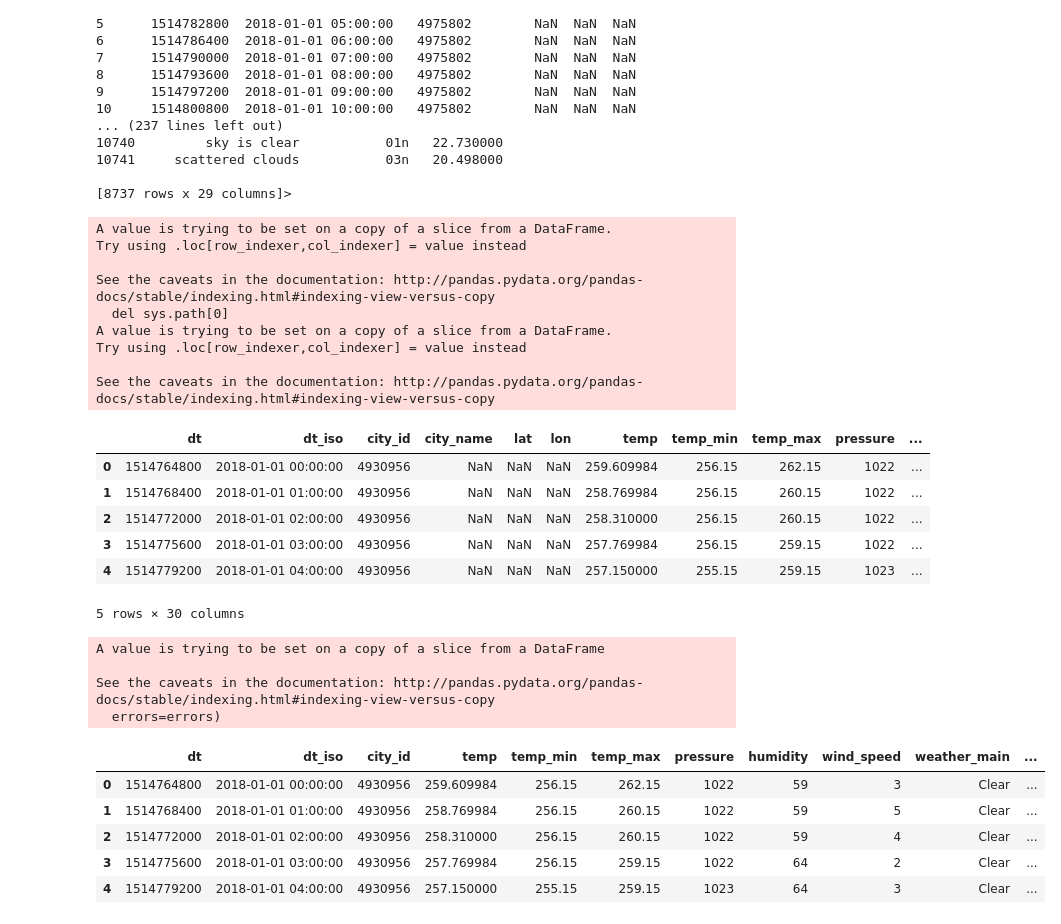
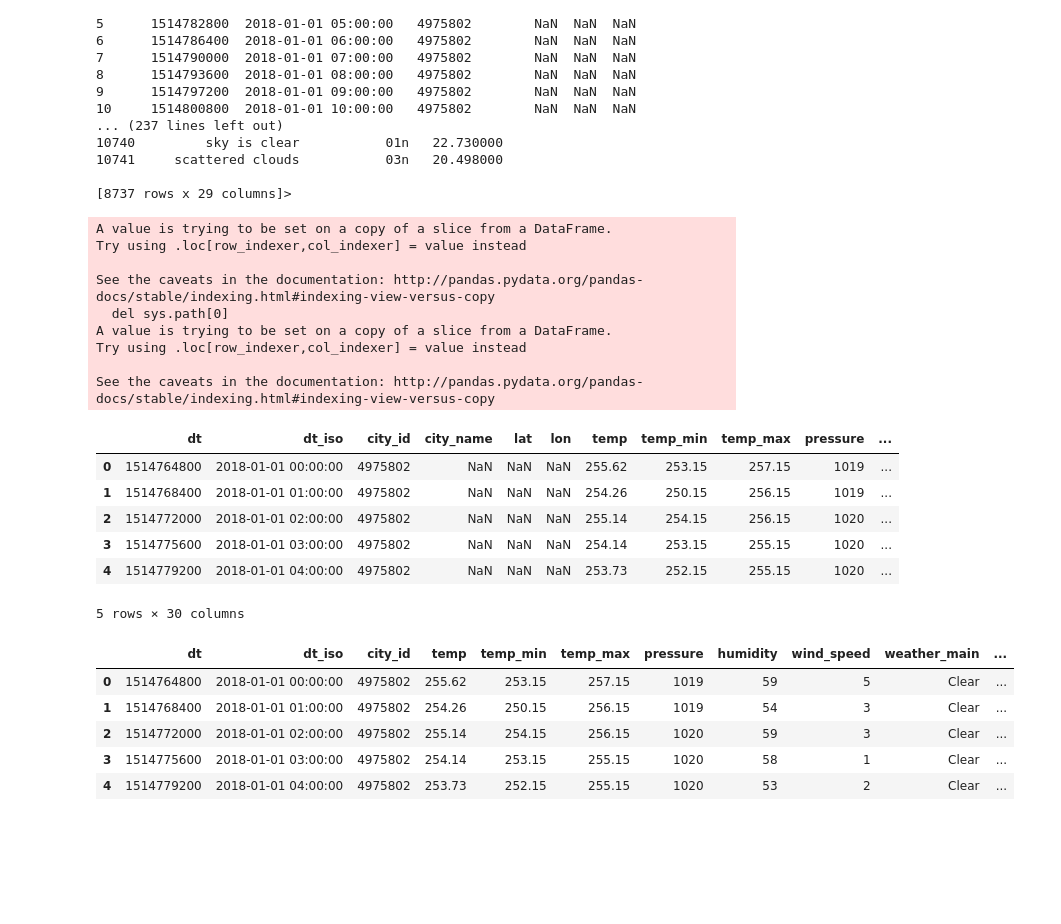
Before and after one commit to uncncsu/project-1, a Jupyter notebook: weather_data_2018.ipynb, the cells around one changed output. Saved outputs shown, nothing was run; the diff lists cells and outputs as text; code cells hidden in the pictures; blank space fills up the shorter version.

```diff
--- a/weather_data_2018.ipynb
+++ b/weather_data_2018.ipynb
@@ -160,7 +160,7 @@ weather ={
 }
 bdata['weather_type'] = bdata['weather_main'].map(weather)
 pdata['weather_type'] = pdata['weather_main'].map(weather)
-bdata.head()
+pdata.head()
 # %% [output]
 A value is trying to be set on a copy of a slice from a DataFrame.
 Try using .loc[row_indexer,col_indexer] = value instead
@@ -172,32 +172,28 @@ Try using .loc[row_indexer,col_indexer] = value instead
 
 See the caveats in the documentation: http://pandas.pydata.org/pandas-docs/stable/indexing.html#indexing-view-versus-copy
 |  | dt | dt_iso | city_id | city_name | lat | lon | temp | temp_min | temp_max | pressure | ... |
-| 0 | 1514764800 | 2018-01-01 00:00:00 | 4930956 | NaN | NaN | NaN | 259.609984 | 256.15 | 262.15 | 1022 | ... |
-| 1 | 1514768400 | 2018-01-01 01:00:00 | 4930956 | NaN | NaN | NaN | 258.769984 | 256.15 | 260.15 | 1022 | ... |
-| 2 | 1514772000 | 2018-01-01 02:00:00 | 4930956 | NaN | NaN | NaN | 258.310000 | 256.15 | 260.15 | 1022 | ... |
-| 3 | 1514775600 | 2018-01-01 03:00:00 | 4930956 | NaN | NaN | NaN | 257.769984 | 256.15 | 259.15 | 1022 | ... |
-| 4 | 1514779200 | 2018-01-01 04:00:00 | 4930956 | NaN | NaN | NaN | 257.150000 | 255.15 | 259.15 | 1023 | ... |
+| 0 | 1514764800 | 2018-01-01 00:00:00 | 4975802 | NaN | NaN | NaN | 255.62 | 253.15 | 257.15 | 1019 | ... |
+| 1 | 1514768400 | 2018-01-01 01:00:00 | 4975802 | NaN | NaN | NaN | 254.26 | 250.15 | 256.15 | 1019 | ... |
+| 2 | 1514772000 | 2018-01-01 02:00:00 | 4975802 | NaN | NaN | NaN | 255.14 | 254.15 | 256.15 | 1020 | ... |
+| 3 | 1514775600 | 2018-01-01 03:00:00 | 4975802 | NaN | NaN | NaN | 254.14 | 253.15 | 255.15 | 1020 | ... |
+| 4 | 1514779200 | 2018-01-01 04:00:00 | 4975802 | NaN | NaN | NaN | 253.73 | 252.15 | 255.15 | 1020 | ... |
 5 rows × 30 columns
 # %%
 #create unneeded columns
 columns = ['city_name','lat','lon','sea_level','grnd_level','wind_deg',
           'rain_1h','rain_3h','rain_24h','rain_today','snow_1h',
           'snow_3h','snow_24h','snow_today', 'clouds_all','weather_id','weather_description']
 #remove unneeded columns from boston & portland data
 bdata.drop(columns, inplace=True, axis=1)
 pdata.drop(columns, inplace=True, axis=1)
-bdata.head()
+pdata.head()
 # %% [output]
-A value is trying to be set on a copy of a slice from a DataFrame
-
-See the caveats in the documentation: http://pandas.pydata.org/pandas-docs/stable/indexing.html#indexing-view-versus-copy
-  errors=errors)
 |  | dt | dt_iso | city_id | temp | temp_min | temp_max | pressure | humidity | wind_speed | weather_main | ... |
-| 0 | 1514764800 | 2018-01-01 00:00:00 | 4930956 | 259.609984 | 256.15 | 262.15 | 1022 | 59 | 3 | Clear | ... |
-| 1 | 1514768400 | 2018-01-01 01:00:00 | 4930956 | 258.769984 | 256.15 | 260.15 | 1022 | 59 | 5 | Clear | ... |
-| 2 | 1514772000 | 2018-01-01 02:00:00 | 4930956 | 258.310000 | 256.15 | 260.15 | 1022 | 59 | 4 | Clear | ... |
-| 3 | 1514775600 | 2018-01-01 03:00:00 | 4930956 | 257.769984 | 256.15 | 259.15 | 1022 | 64 | 2 | Clear | ... |
-| 4 | 1514779200 | 2018-01-01 04:00:00 | 4930956 | 257.150000 | 255.15 | 259.15 | 1023 | 64 | 3 | Clear | ... |
+| 0 | 1514764800 | 2018-01-01 00:00:00 | 4975802 | 255.62 | 253.15 | 257.15 | 1019 | 59 | 5 | Clear | ... |
+| 1 | 1514768400 | 2018-01-01 01:00:00 | 4975802 | 254.26 | 250.15 | 256.15 | 1019 | 54 | 3 | Clear | ... |
+| 2 | 1514772000 | 2018-01-01 02:00:00 | 4975802 | 255.14 | 254.15 | 256.15 | 1020 | 59 | 3 | Clear | ... |
+| 3 | 1514775600 | 2018-01-01 03:00:00 | 4975802 | 254.14 | 253.15 | 255.15 | 1020 | 58 | 1 | Clear | ... |
+| 4 | 1514779200 | 2018-01-01 04:00:00 | 4975802 | 253.73 | 252.15 | 255.15 | 1020 | 53 | 2 | Clear | ... |
 # %%
 #remove the hours from dt_iso so we can group by date
 bdata['date'] = bdata['dt_iso'].astype(str).str[:-9]
```
Also changed, not shown: parts of 9 cells of this notebook, 4 other files.
